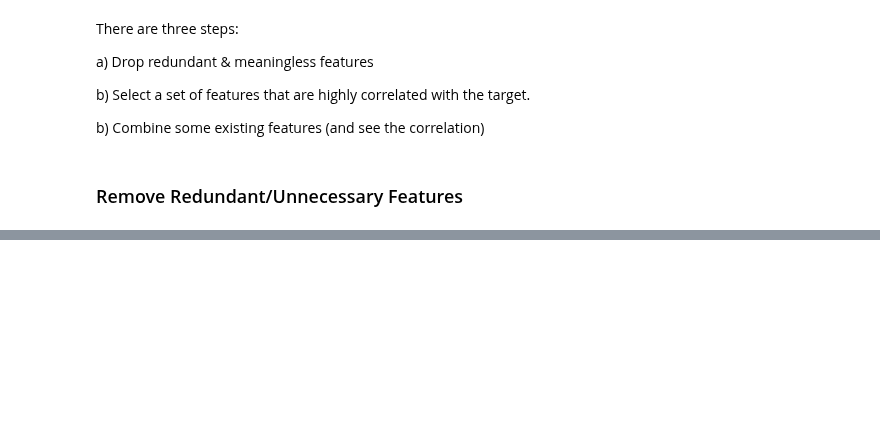
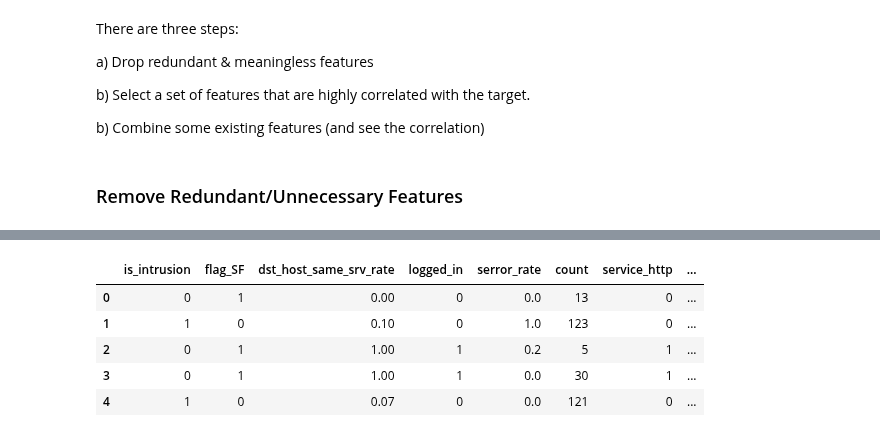
Before and after one commit to rojinadeuja/NSL-KDD-Network-Security, a Jupyter notebook: 02-Feature-Selection-and-Engineering.ipynb, the cells around one changed output, grey strips where cells are left out. Saved outputs shown, nothing was run; the diff lists cells and outputs as text; code cells hidden in the pictures; blank space fills up the shorter version.

```diff
--- a/02-Feature-Selection-and-Engineering.ipynb
+++ b/02-Feature-Selection-and-Engineering.ipynb
@@ -112,0 +183,9 @@ train_df = train_df.drop(columns=['num_outbound_cmds', 'srv_count', 'dst_bytes',
+# %%
+train_df_new.head()
+# %% [output]
+|  | is_intrusion | flag_SF | dst_host_same_srv_rate | logged_in | serror_rate | count | service_http | ... |
+| 0 | 0 | 1 | 0.00 | 0 | 0.0 | 13 | 0 | ... |
+| 1 | 1 | 0 | 0.10 | 0 | 1.0 | 123 | 0 | ... |
+| 2 | 0 | 1 | 1.00 | 1 | 0.2 | 5 | 1 | ... |
+| 3 | 0 | 1 | 1.00 | 1 | 0.0 | 30 | 1 | ... |
+| 4 | 1 | 0 | 0.07 | 0 | 0.0 | 121 | 0 | ... |
```
Also changed, not shown: parts of 6 cells of this notebook.
